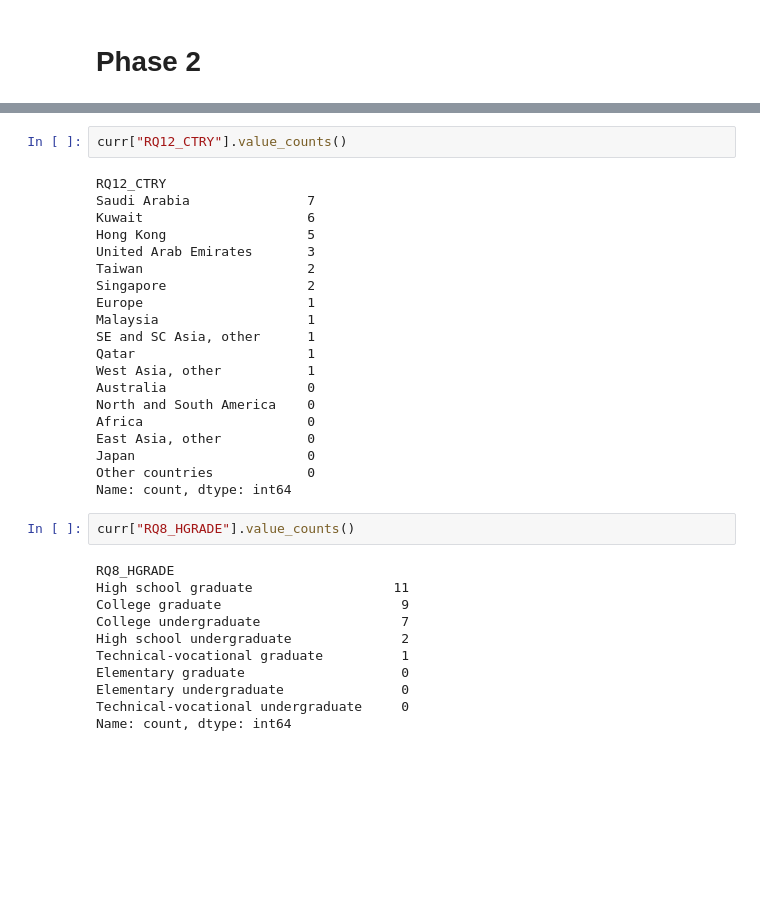
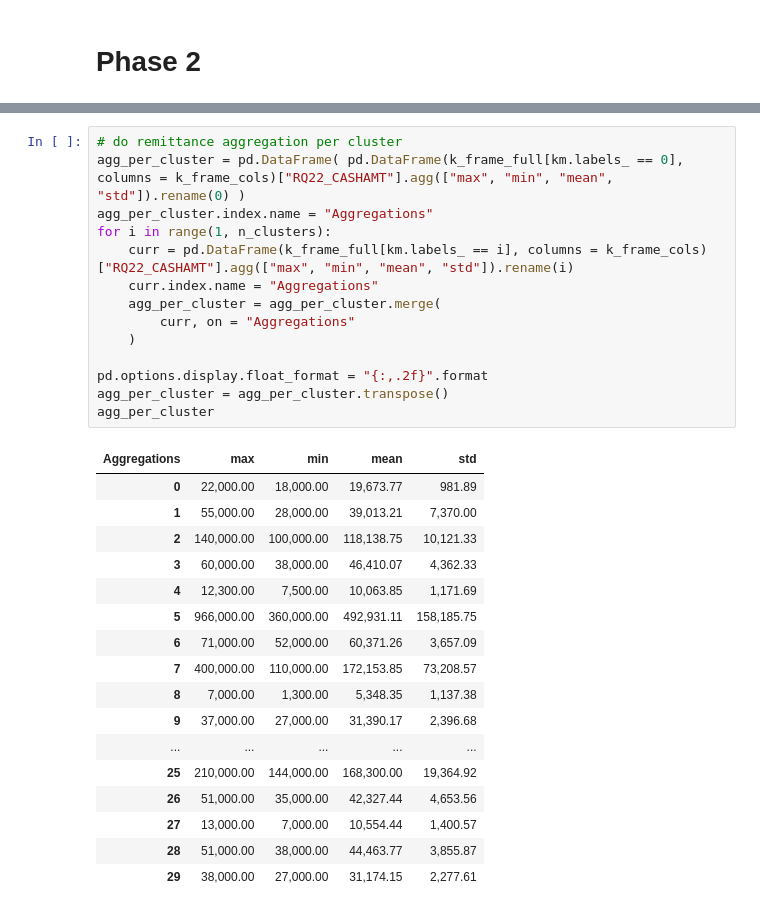
Before and after one commit to almiravelas/CSMODEL, a Jupyter notebook: Phase2.ipynb, the cells around one changed output, grey strips where cells are left out. Cells and saved outputs as stored; diff of their text form; blank space fills up the shorter version.

```diff
--- a/Phase2.ipynb
+++ b/Phase2.ipynb
@@ -1162,35 +1167,32 @@ curr
-# %%
-curr["RQ12_CTRY"].value_counts()
-# %% [output]
-RQ12_CTRY
-Saudi Arabia               7
-Kuwait                     6
-Hong Kong                  5
-United Arab Emirates       3
-Taiwan                     2
-Singapore                  2
-Europe                     1
-Malaysia                   1
-SE and SC Asia, other      1
-Qatar                      1
-West Asia, other           1
-Australia                  0
-North and South America    0
-Africa                     0
-East Asia, other           0
-Japan                      0
-Other countries            0
-Name: count, dtype: int64
-# %%
-curr["RQ8_HGRADE"].value_counts()
-# %% [output]
-RQ8_HGRADE
-High school graduate                  11
-College graduate                       9
-College undergraduate                  7
-High school undergraduate              2
-Technical-vocational graduate          1
-Elementary graduate                    0
-Elementary undergraduate               0
-Technical-vocational undergraduate     0
-Name: count, dtype: int64
+# %%
+# do remittance aggregation per cluster
+agg_per_cluster = pd.DataFrame( pd.DataFrame(k_frame_full[km.labels_ == 0], columns = k_frame_cols)["RQ22_CASHAMT"].agg(["max", "min", "mean", "std"]).rename(0) )
+agg_per_cluster.index.name = "Aggregations"
+for i in range(1, n_clusters):
+    curr = pd.DataFrame(k_frame_full[km.labels_ == i], columns = k_frame_cols)["RQ22_CASHAMT"].agg(["max", "min", "mean", "std"]).rename(i)
+    curr.index.name = "Aggregations"
+    agg_per_cluster = agg_per_cluster.merge(
+        curr, on = "Aggregations"
+    )
+
+pd.options.display.float_format = "{:,.2f}".format
+agg_per_cluster = agg_per_cluster.transpose()
+agg_per_cluster
+# %% [output]
+| Aggregations | max | min | mean | std |
+| 0 | 22,000.00 | 18,000.00 | 19,673.77 | 981.89 |
+| 1 | 55,000.00 | 28,000.00 | 39,013.21 | 7,370.00 |
+| 2 | 140,000.00 | 100,000.00 | 118,138.75 | 10,121.33 |
+| 3 | 60,000.00 | 38,000.00 | 46,410.07 | 4,362.33 |
+| 4 | 12,300.00 | 7,500.00 | 10,063.85 | 1,171.69 |
+| 5 | 966,000.00 | 360,000.00 | 492,931.11 | 158,185.75 |
+| 6 | 71,000.00 | 52,000.00 | 60,371.26 | 3,657.09 |
+| 7 | 400,000.00 | 110,000.00 | 172,153.85 | 73,208.57 |
+| 8 | 7,000.00 | 1,300.00 | 5,348.35 | 1,137.38 |
+| 9 | 37,000.00 | 27,000.00 | 31,390.17 | 2,396.68 |
+| ... | ... | ... | ... | ... |
+| 25 | 210,000.00 | 144,000.00 | 168,300.00 | 19,364.92 |
+| 26 | 51,000.00 | 35,000.00 | 42,327.44 | 4,653.56 |
+| 27 | 13,000.00 | 7,000.00 | 10,554.44 | 1,400.57 |
+| 28 | 51,000.00 | 38,000.00 | 44,463.77 | 3,855.87 |
+| 29 | 38,000.00 | 27,000.00 | 31,174.15 | 2,277.61 |
```
Also changed, not shown: parts of 6 cells of this notebook.
